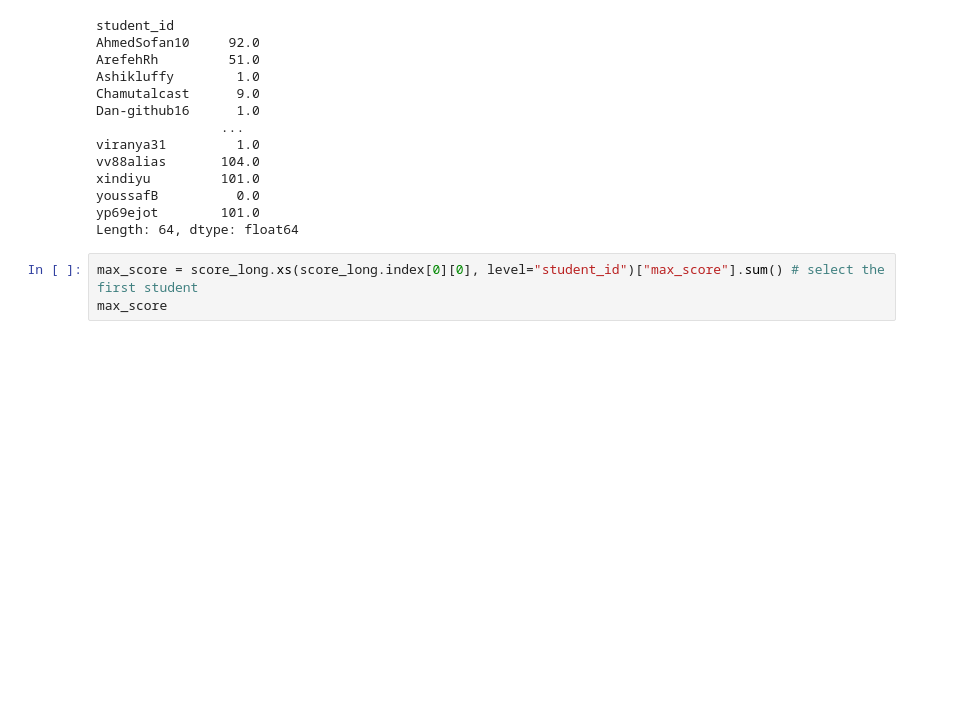
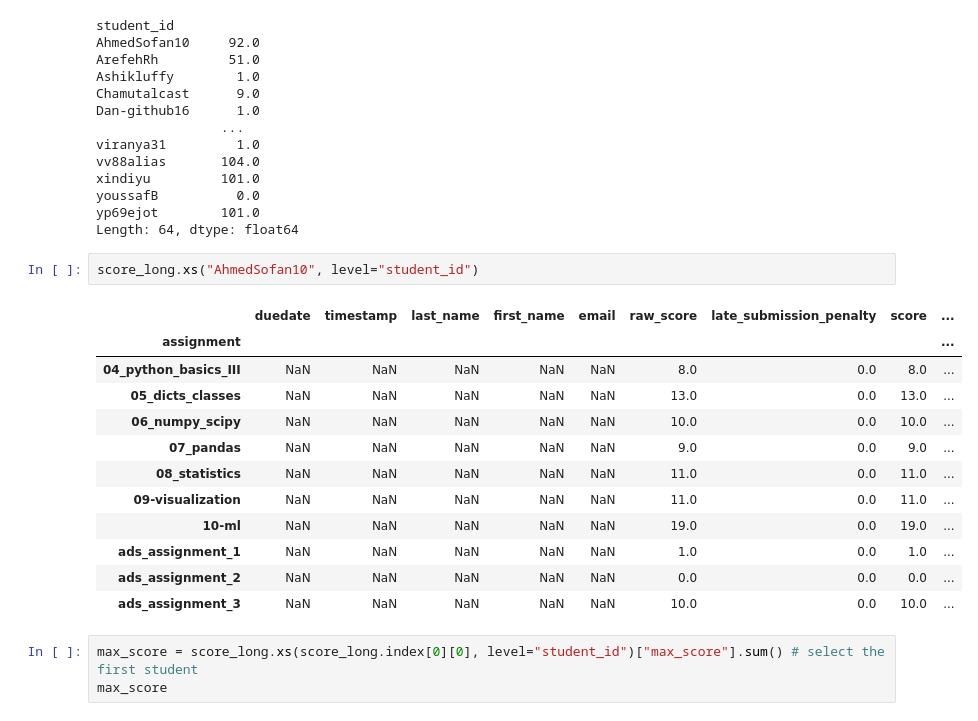
Before and after one commit to digikolleg-data-science-psychology/ads_exercise, a Jupyter notebook: calculate_score.ipynb, the cells around one changed output. Drawn from its saved outputs; the diff is of its cells as text; blank space fills up the shorter version.

```diff
--- a/calculate_score.ipynb
+++ b/calculate_score.ipynb
@@ -54,6 +54,21 @@ xindiyu         101.0
 youssafB          0.0
 yp69ejot        101.0
 Length: 64, dtype: float64
+# %%
+score_long.xs("AhmedSofan10", level="student_id")
+# %% [output]
+|  | duedate | timestamp | last_name | first_name | email | raw_score | late_submission_penalty | score | ... |
+| assignment |  |  |  |  |  |  |  |  | ... |
+| 04_python_basics_III | NaN | NaN | NaN | NaN | NaN | 8.0 | 0.0 | 8.0 | ... |
+| 05_dicts_classes | NaN | NaN | NaN | NaN | NaN | 13.0 | 0.0 | 13.0 | ... |
+| 06_numpy_scipy | NaN | NaN | NaN | NaN | NaN | 10.0 | 0.0 | 10.0 | ... |
+| 07_pandas | NaN | NaN | NaN | NaN | NaN | 9.0 | 0.0 | 9.0 | ... |
+| 08_statistics | NaN | NaN | NaN | NaN | NaN | 11.0 | 0.0 | 11.0 | ... |
+| 09-visualization | NaN | NaN | NaN | NaN | NaN | 11.0 | 0.0 | 11.0 | ... |
+| 10-ml | NaN | NaN | NaN | NaN | NaN | 19.0 | 0.0 | 19.0 | ... |
+| ads_assignment_1 | NaN | NaN | NaN | NaN | NaN | 1.0 | 0.0 | 1.0 | ... |
+| ads_assignment_2 | NaN | NaN | NaN | NaN | NaN | 0.0 | 0.0 | 0.0 | ... |
+| ads_assignment_3 | NaN | NaN | NaN | NaN | NaN | 10.0 | 0.0 | 10.0 | ... |
 # %%
 max_score = score_long.xs(score_long.index[0][0], level="student_id")["max_score"].sum() # select the first student
 max_score
```
Also changed, not shown: parts of 3 cells of this notebook, 3 other files.
